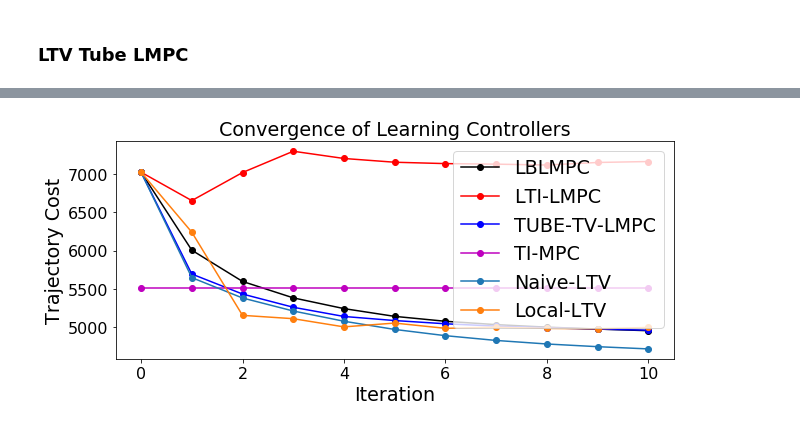
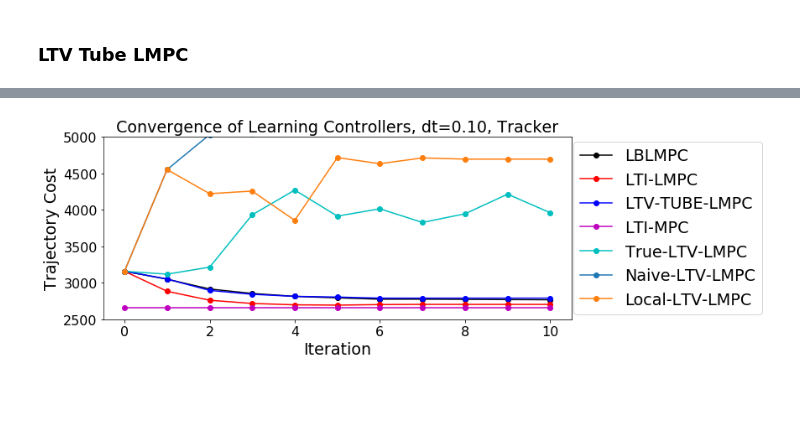
Before and after one commit to GoldeneyeRohan/prediction-uncertainty, a Jupyter notebook: LMPC Drone.ipynb, the cells around one changed output, grey strips where cells are left out. Saved outputs shown, nothing was run; the diff lists cells and outputs as text; code cells hidden in the pictures; blank space fills up the shorter version.

```diff
--- a/LMPC Drone.ipynb
+++ b/LMPC Drone.ipynb
@@ -19,7 +19,7 @@ plt.rcParams['axes.labelsize'] = 'large'
 # Dynamics Parameters
 n_states = 6
 n_inputs = 2
-dt = 0.05
+dt = 0.1
 m = 0.5
 l = 0.4
 I = (1 / 3) * m * (l**2)
@@ -47,7 +47,7 @@ disturbance_bound = polytope.box2poly([[-db, db]] * n_states)
 
 # Experiment Details
 episode_length = int(5 / dt)
-controller_horizon = 10
+controller_horizon = 5
 num_episodes = 10
 state_reference = np.zeros(n_states)
 A_state = np.hstack((state_limits.A, np.zeros((state_limits.A.shape[0],3))))
@@ -308,7 +308,7 @@ controller = controllers.LBLMPC(A, B, C,
                                     Q, R, state_reference,
                                     state_constraints, input_constraints, (disturbance_bound.A, disturbance_bound.b))
 ## Minimal Invariant Cannot Be Computed
-alpha = 0.1
+alpha = 0.3
 M = polytope.box2poly([[-alpha, alpha]] * n_states)
 X = polytope.Polytope(*controller.state_constraints)
 U = polytope.Polytope(*controller.input_constraints)
@@ -350,7 +350,7 @@ plt.plot(lti_lmpc_costs, "r-o")
 ### LTV Tube LMPC
 # %%
 ## Minimal Invariant Cannot Be Computed
-alpha = 0.1
+alpha = 0.3
 M = polytope.box2poly([[-alpha, alpha]] * n_states)
 minimal_invariant = (M.A, M.b)
 
@@ -382,18 +388,19 @@ plot_experiment(controller.traj_list, x_preds, ax)
 # %%
-ltv_tube_lmpc_costs = [q[0] for q in controller.value_func_list]
+# ltv_tube_lmpc_costs = [q[0] for q in controller.value_func_list]
 plt.figure(figsize=(10,4))
-plt.plot(lblmpc_costs, "k-o")
-plt.plot(lti_lmpc_costs, "r-o")
-plt.plot(ltv_tube_lmpc_costs, "b-o")
-plt.plot(np.arange(num_episodes+1), np.ones(num_episodes+1) * fixed_lti_mpc_cost[0], "m-o")
-# plt.plot(true_ltv_costs, "c-o")
-plt.plot(naive_ltv_costs, "-o")
-plt.plot(local_ltv_costs, "-o")
+plt.plot(lblmpc_costs, "k-o", label="LBLMPC")
+plt.plot(lti_lmpc_costs, "r-o", label="LTI-LMPC")
+plt.plot(ltv_tube_lmpc_costs, "b-o", label="LTV-TUBE-LMPC")
+plt.plot(np.arange(num_episodes+1), np.ones(num_episodes+1) * fixed_lti_mpc_cost[0], "m-o", label="LTI-MPC")
+plt.plot(true_ltv_costs, "c-o", label="True-LTV-LMPC")
+plt.plot(naive_ltv_costs, "-o", label="Naive-LTV-LMPC")
+plt.plot(local_ltv_costs, "-o", label="Local-LTV-LMPC")
 plt.xlabel("Iteration")
 plt.ylabel("Trajectory Cost")
-plt.title("Convergence of Learning Controllers")
-names = ["LBLMPC", "LTI-LMPC", "TUBE-TV-LMPC", "TI-MPC" , "Naive-LTV", "Local-LTV"]
-plt.legend(names,loc="upper right")
-# plt.savefig("drone_converge_tracker_init_small_dt.png")
+plt.title("Convergence of Learning Controllers, dt=%.2f, Tracker" % dt)
+plt.legend(loc="upper right", bbox_to_anchor=(1.425,1.02))
+plt.ylim(2500, 5000)
+save_dir = "drone_trajopt_expts/"
+# plt.savefig(save_dir + "drone_converge_tracker_10hz.png", bbox_inches="tight")
 # %% [output]
-[figure, old version]
+[figure, new version]
```
Also changed, not shown: parts of 17 cells of this notebook, 7 other files.
